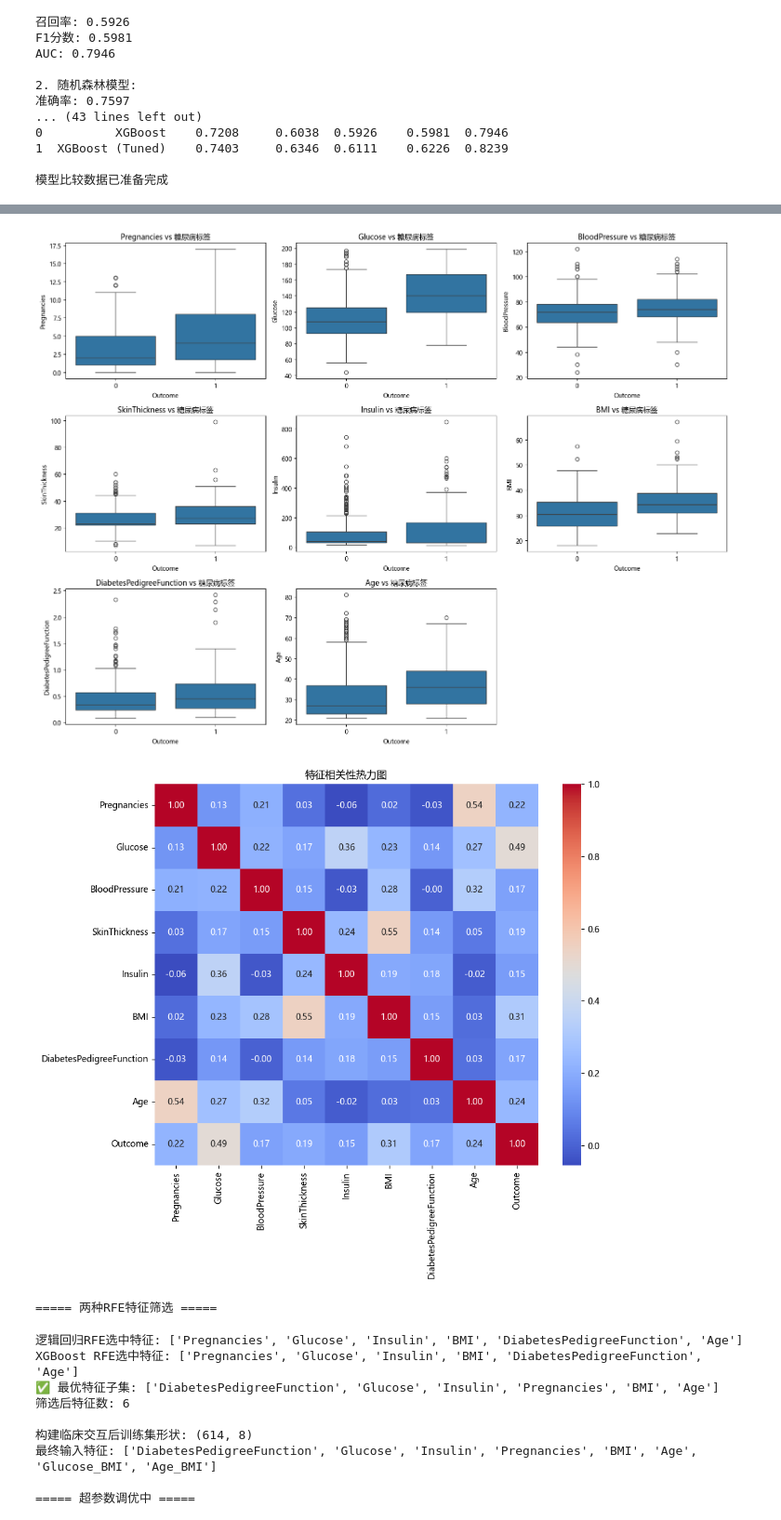
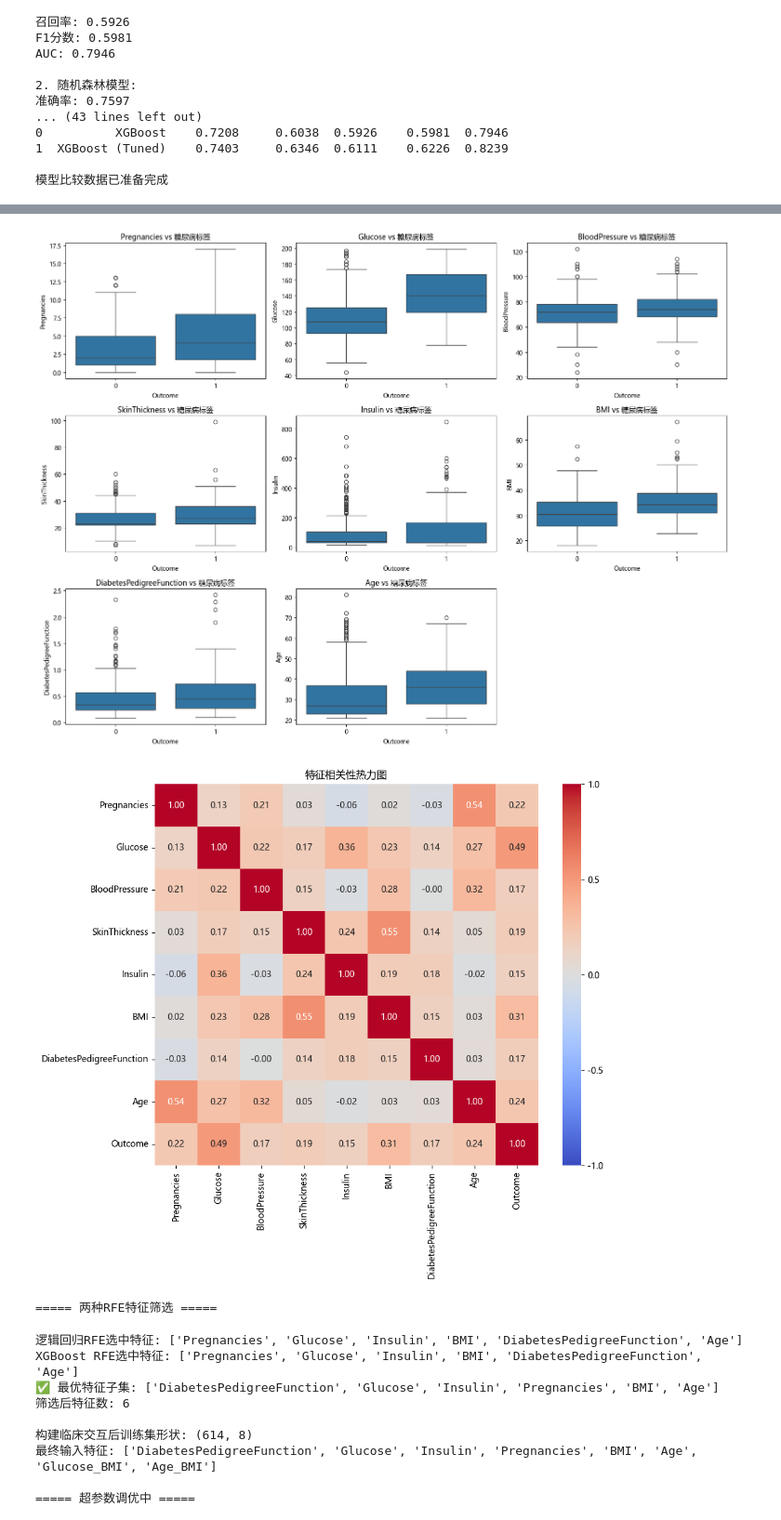
Before and after one commit to BaiRong-NUC/DiabetesAnalyzes, a Jupyter notebook: predict.ipynb, the cells around one changed output, grey strips where cells are left out. Shown at 93% size. Saved outputs shown, nothing was run; the diff lists cells and outputs as text; code cells hidden in the pictures.

Commit message:
修改了jupyter的相关性热力图的代码，限定色阶为 [-1, 1]，并以 0 为中心，更适合相关系数矩阵的展示。

```diff
--- a/predict.ipynb
+++ b/predict.ipynb
@@ -584,35 +584,38 @@ plt.tight_layout()
 plt.show()
 
 # 4.3 相关性热力图（临床特征关联性）
 plt.figure(figsize=(10, 8))
 corr = df.corr()
-sns.heatmap(corr, annot=True, cmap='coolwarm', fmt='.2f')
+# 限定色阶为 [-1, 1]，并以 0 为中心，适合相关系数矩阵
+sns.heatmap(corr.clip(-1, 1), annot=True, cmap='coolwarm', fmt='.2f',
+            vmin=-1, vmax=1, center=0,
+            cbar_kws={'ticks': [-1, -0.5, 0, 0.5, 1]})
 plt.title('特征相关性热力图')
 plt.show()
 
 # ===================== 5. 双递归特征消除(RFE)筛选最优特征子集 =====================
 # 目标：剔除冗余/噪声特征，保留T2DM高相关关键指标
 print("\n===== 两种RFE特征筛选 =====")
 # %% [output]
 库导入完成 | TensorFlow版本: 2.21.0
 数据集形状: (768, 9)
 
 数据集前5行:
    Pregnancies  Glucose  BloodPressure  SkinThickness  Insulin   BMI  \
 0            6      148             72             35        0  33.6
 1            1       85             66             29        0  26.6
 2            8      183             64              0        0  23.3
 3            1       89             66             23       94  28.1
 4            0      137             40             35      168  43.1
 
    DiabetesPedigreeFunction  Age  Outcome
 ... (45 lines left out)
 BMI                        32.0000   36.60000   67.10
 DiabetesPedigreeFunction    0.3725    0.62625    2.42
 Age                        29.0000   41.00000   81.00
 Outcome                     0.0000    1.00000    1.00
 [figure]
-[figure, old version]
+[figure, new version]
 ===== 两种RFE特征筛选 =====
 # %%
 # 方法1：RFE + 逻辑回归（线性基准）
```
